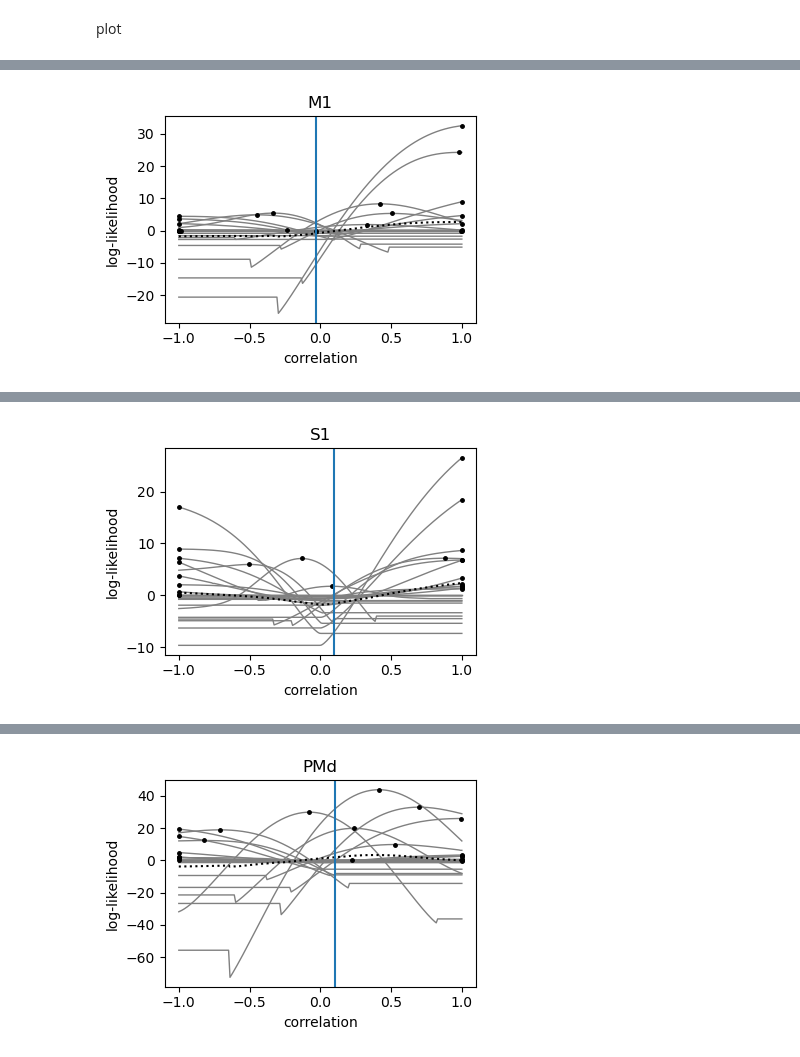
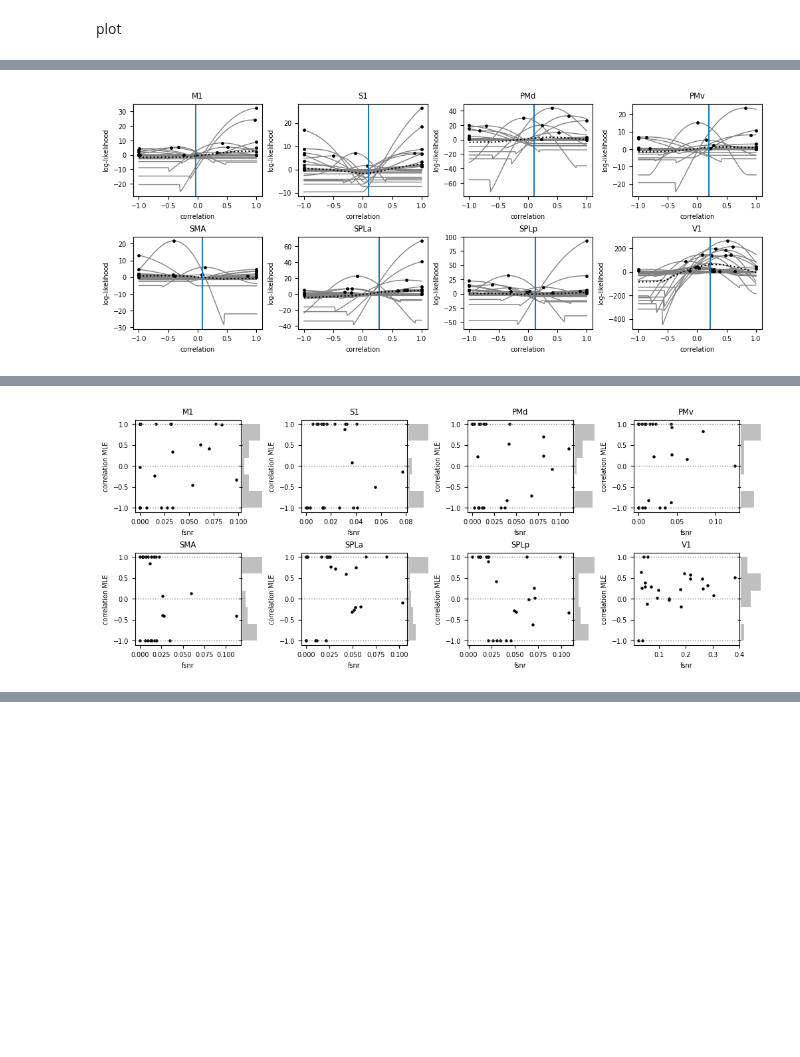
Before and after one commit to alighavam/bimanual_wrist, a Jupyter notebook: notebooks_mri/correlation_unimanual.ipynb, the cells around one changed output, grey strips where cells are left out. Cells and saved outputs as stored; diff of their text form; code cells hidden in the pictures; blank space fills up the shorter version.

```diff
--- a/notebooks_mri/correlation_unimanual.ipynb
+++ b/notebooks_mri/correlation_unimanual.ipynb
@@ -335,6 +431,13 @@ One-sample t-test maxr vs 0: t(23)=2.638; p=0.014707
 regions = ['M1','S1','PMd','PMv','SMA','SPLa','SPLp','V1']
 
 for region in regions:
+    file_path = os.path.join(analysisDir, f'pcm_Ghat_best_within_model_{region}.npz')
+    data = np.load(file_path)
+    G_mdl = data['G_hat']
+    G_mdl = G_mdl / np.trace(G_mdl)
+    C = G_mdl
+    within_cov = C.reshape(1,6,6)
+
     # setup the dataset for this analysis:
     datafile = os.path.join(analysisDir, f'pcm_dataset_extrinsic_12by12_{region}.npz')
 
@@ -347,10 +450,10 @@ for region in regions:
 
     # Generate the models
     for r in np.linspace(-1, 1, nsteps):
-        M.append(pcm.CorrelationModel(f"{r:0.2f}", num_items=6, corr=r, cond_effect=True))
+        M.append(pcm.CorrelationModel(f"{r:0.2f}", num_items=6, corr=r, cond_effect=True, within_cov=None))
 
     # Now make the flexible model
-    Mflex = pcm.CorrelationModel("flex", num_items=6, corr=None, cond_effect=True)
+    Mflex = pcm.CorrelationModel("flex", num_items=6, corr=None, cond_effect=True, within_cov=None)
     M.append(Mflex)
 
     T, theta = pcm.fit_model_individ(Y, M, fixed_effect='block', fit_scale=False, verbose=False)
@@ -370,14 +473,22 @@ for region in regions:
     # Get the maximum likelihood estimate of each parameter
     maxr = M[-1].get_correlation(theta[-1])
 
+    # FSNR for flex model:
+    theta1 = np.exp(theta[-1][2,:])
+    theta2 = np.exp(theta[-1][3,:])
+    theta_noise = np.exp(theta[-1][-1,:])
+    fsnr = np.sqrt(theta1*theta2*10) / theta_noise
+
     # save results:
     outname = os.path.join(analysisDir, f'pcm_corr_unimanual_extrinsic_{region}.npz')
-    np.savez(outname, r=r, L=L, maxr=maxr, maxL=maxL)
+    np.savez(outname, r=r, L=L, maxr=maxr, maxL=maxL, fsnr=fsnr)
 # %% [markdown]
 plot
 # %%
 regions = ['M1','S1','PMd','PMv','SMA','SPLa','SPLp','V1']
 
+plt.rcParams.update({'font.size': 7})
+fig, axes = plt.subplots(2, len(regions)//2, figsize=(10,4), constrained_layout=True)
 for region in regions:
     # load results:
     datafile = os.path.join(analysisDir, f'pcm_corr_unimanual_extrinsic_{region}.npz')
@@ -389,7 +500,7 @@ for region in regions:
     print(f'============== {region} ==============')
     print(f'maxr = {np.mean(maxr):.3f} +/- {stats.sem(maxr):.3f}')
 
-    # t-test r=1 vs 0
+    # t-test of r=1 vs 0
     i1 = 100
     i2 = -1
     print(f"Testing correlation of {r[i1]:0.2f} against {r[i2]:0.2f}")
@@ -401,16 +512,48 @@ for region in regions:
     print(f'One-sample t-test maxr vs 0: t({len(maxr)-1})={t:1.3f}; p={p:1.6f}')
 
     # Plot
-    plt.figure(figsize=(4,3))
-    plt.plot(r, L.T, color='gray', marker=None, linewidth=1)
-    plt.plot(maxr, maxL, 'k.', markersize=5, label='Left Hemisphere')
-    plt.plot(r, L.mean(axis=0), 'k:')
-    plt.axvline(maxr.mean())
-    plt.xlabel('correlation')
-    plt.ylabel('log-likelihood')
-    plt.title(f'{region}')
-    plt.tight_layout()
-    plt.show()
+    ax = axes.flatten()[regions.index(region)]
+    ax.plot(r, L.T, color='gray', marker=None, linewidth=1)
+    ax.plot(maxr, maxL, 'k.', markersize=5)
+    ax.plot(r, L.mean(axis=0), 'k:')
+    ax.axvline(maxr.mean())
+    ax.set_xlabel('correlation')
+    ax.set_ylabel('log-likelihood')
+    ax.set_title(f'{region}')
+plt.show()
+
+fig, axes = plt.subplots(2, len(regions)//2, figsize=(10,4), constrained_layout=True)
+for region in regions:
+    # load results:
+    datafile = os.path.join(analysisDir, f'pcm_corr_unimanual_extrinsic_{region}.npz')
+    D = np.load(datafile, allow_pickle=True)
+    r = D['r']
+    L = D['L']
+    maxr = D['maxr']
+    fsnr = D['fsnr']
+    # Plot
+    ax = axes.flatten()[regions.index(region)]
+    ax.axhline(0, color='gray', linestyle=':', linewidth=1)
+    ax.axhline(1, color='gray', linestyle=':', linewidth=1)
+    ax.axhline(-1, color='gray', linestyle=':', linewidth=1)
+    ax.scatter(fsnr, maxr, color='k', s=5)
+
+    # --- vertical marginal histogram of correlation MLE (maxr) ---
+    divider = make_axes_locatable(ax)
+    ax_marg = divider.append_axes("right", size="20%", pad=0.02, sharey=ax)
+    ax_marg.hist(maxr, bins=5, orientation='horizontal', color='gray', alpha=0.5, edgecolor='none')
+    # clean up marginal axis
+    ax_marg.set_xticks([])
+    ax_marg.set_xlabel('')
+    plt.setp(ax_marg.get_yticklabels(), visible=False)
+    for spine in ax_marg.spines.values():
+        spine.set_visible(False)
+    # -------------------------------------------------------------
+
+    ax.set_xlabel('fsnr')
+    ax.set_ylabel('correlation MLE')
+    ax.set_title(f'{region}')
+plt.show()
 # %% [output]
 ============== M1 ==============
 maxr = -0.034 +/- 0.180
@@ -420 +575 @@ One-sample t-test maxr vs 0: t(23)=-0.188; p=0.852642
-[figure, old version]
+[figure, new version]
@@ -426 +576 @@ One-sample t-test maxr vs 0: t(23)=0.498; p=0.622883
-[figure, old version]
+[figure, new version]
@@ -432 +576,0 @@ One-sample t-test maxr vs 0: t(23)=0.574; p=0.571642
-[figure, removed]
```
Also changed, not shown: parts of 9 cells of this notebook, 7 other files.
